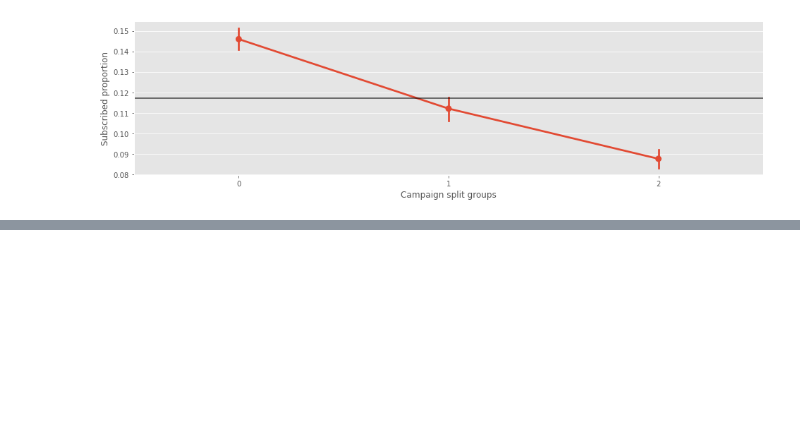
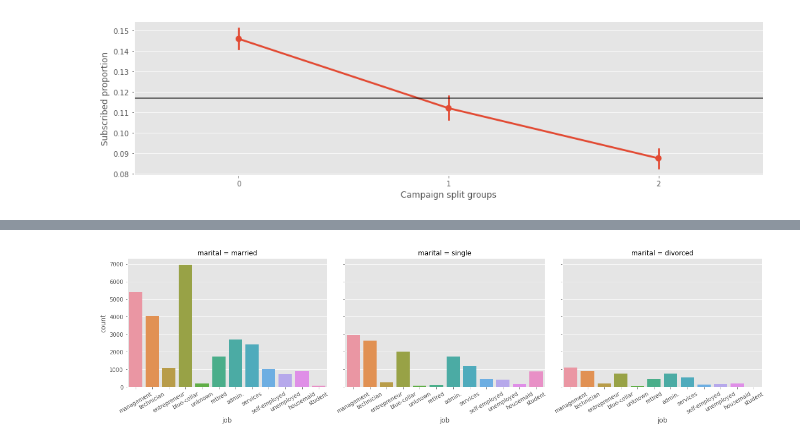
Before and after one commit to TK-Problem/Task-for-Quantitative-Analyst, a Jupyter notebook: results.ipynb, the cells around one changed output, grey strips where cells are left out. Drawn from its saved outputs; the diff is of its cells as text; code cells hidden in the pictures; blank space fills up the shorter version.

```diff
--- a/results.ipynb
+++ b/results.ipynb
@@ -925,0 +937,5 @@ People who are often contacted are less likely to subscribe.
+# %%
+ax = sns.catplot(x="job", col="marital", data=df_bank_full, kind="count", height=4, aspect=1.4)
+ax.set_xticklabels(rotation=30);
+# %% [output]
+[figure, added]
```
Also changed, not shown: parts of 53 cells of this notebook.
